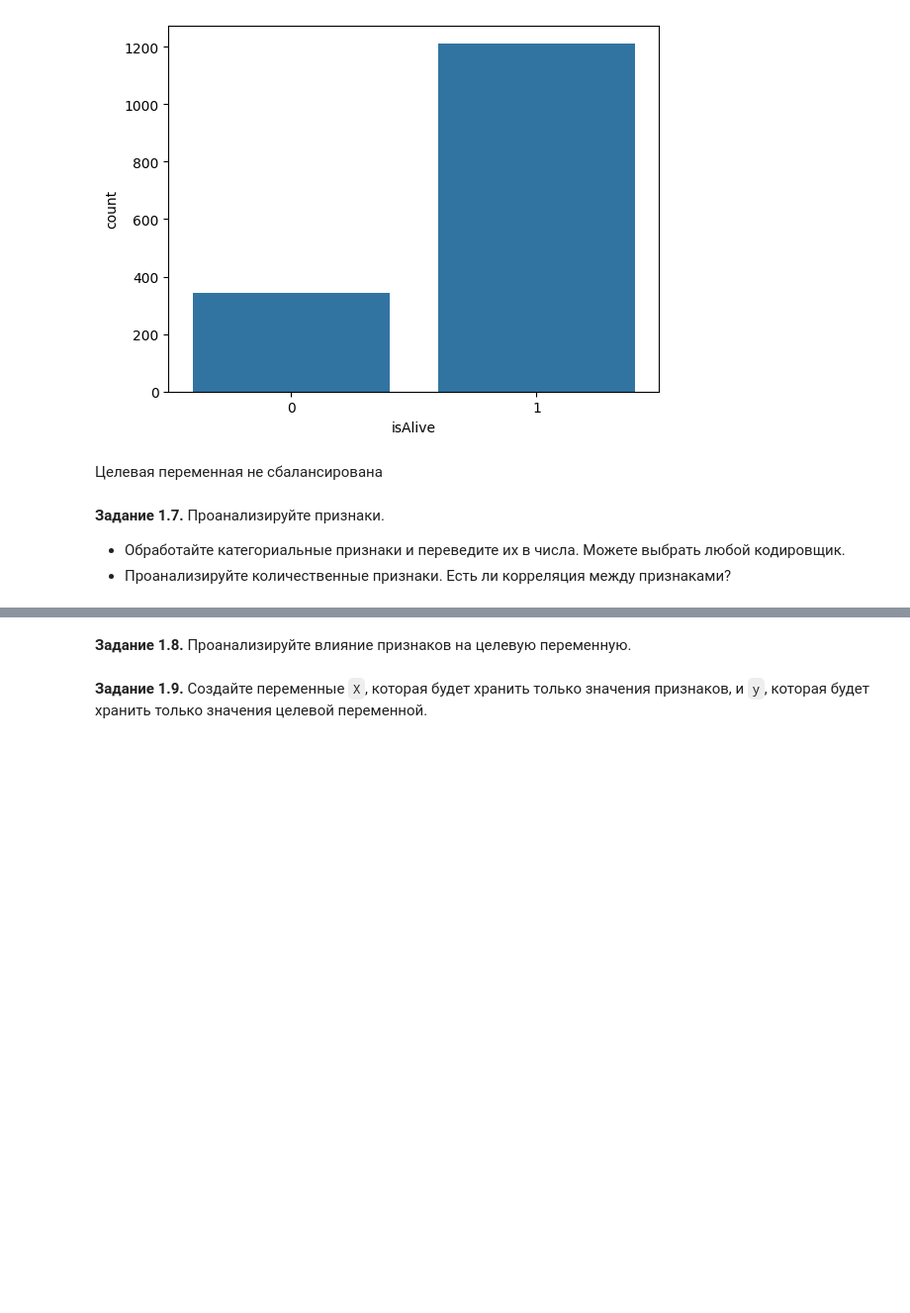
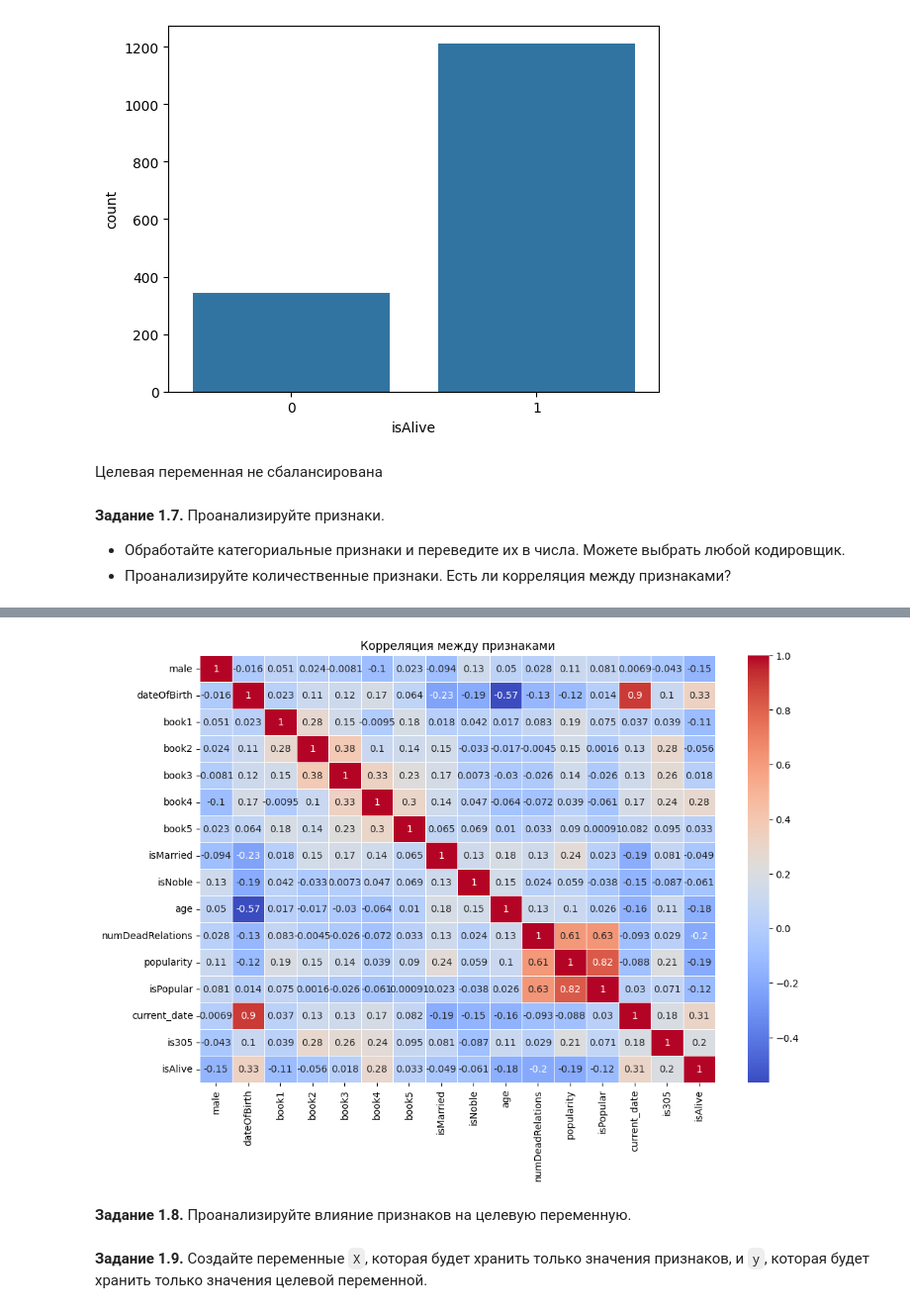
Before and after one commit to Lindemann-S/DLS2025, a Jupyter notebook: week_01_ml_intro/Homework/hw_1_game_of_thrones.ipynb, the cells around one changed output, grey strips where cells are left out. Shown: that part at 99% size. Saved outputs shown, nothing was run; the diff lists cells and outputs as text; code cells hidden in the pictures; blank space fills up the shorter version.

```diff
--- a/week_01_ml_intro/Homework/hw_1_game_of_thrones.ipynb
+++ b/week_01_ml_intro/Homework/hw_1_game_of_thrones.ipynb
@@ -571,3 +604,12 @@ plt.show()
+# %%
+plt.figure(figsize=(12,8))
+num_cols.append('isAlive')
+sns.heatmap(train_data[num_cols].corr(), annot = True, cmap = 'coolwarm', linewidths = 0.5)
+plt.title('Корреляция между признаками')
+plt.show()
+num_cols.remove('isAlive')
+# %% [output]
+[figure, added]
 # %% [markdown]
 **Задание 1.8.** Проанализируйте влияние признаков на целевую переменную.
 # %%
```
Also changed, not shown: parts of 18 cells of this notebook.
